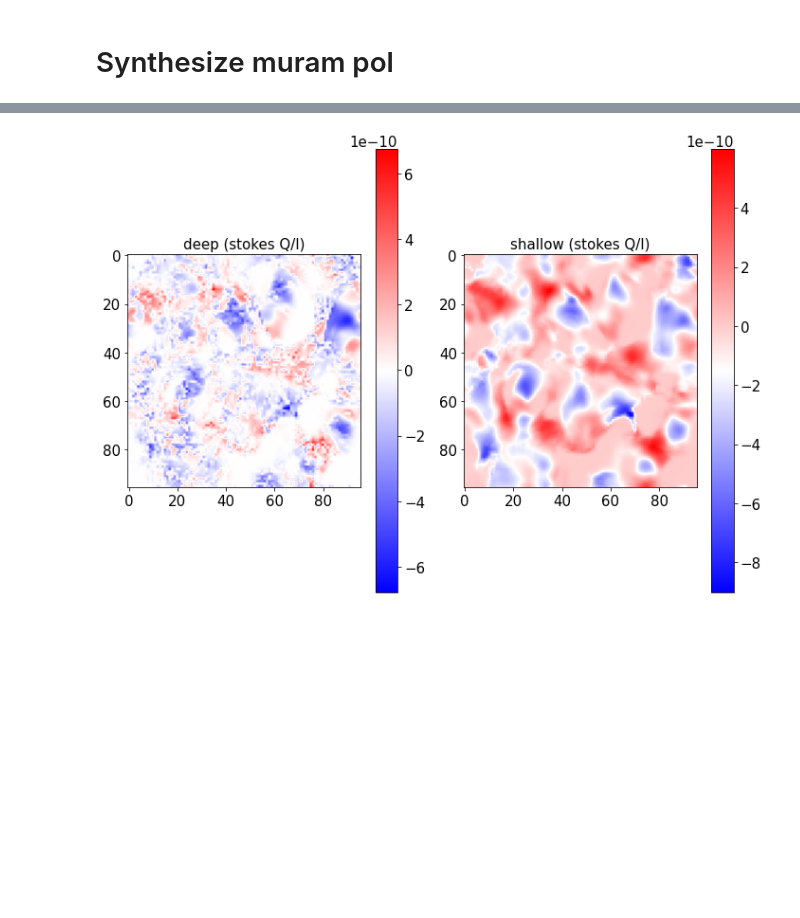
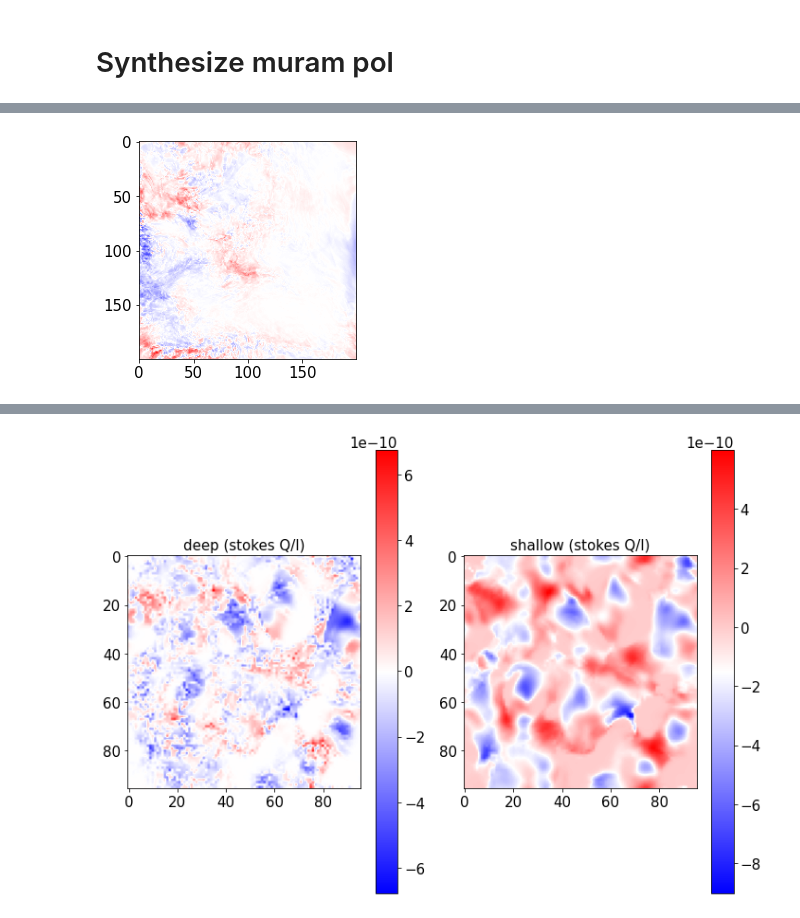
Before and after one commit to neerajkulk/reconstruct_hanle, a Jupyter notebook: scattering_pol/spol_synthesize.ipynb, the cells around one changed output, grey strips where cells are left out. Saved outputs shown, nothing was run; the diff lists cells and outputs as text; code cells hidden in the pictures; blank space fills up the shorter version.

```diff
--- a/scattering_pol/spol_synthesize.ipynb
+++ b/scattering_pol/spol_synthesize.ipynb
@@ -319,0 +369,5 @@ print(time.time() - start)
+# %%
+plt.imshow(aniso_U[lc,0]/aniso_I[lc,0],cmap='bwr')
+plt.clim(-0.01,0.01)
+# %% [output]
+[figure, added]
```
Also changed, not shown: parts of 26 cells of this notebook.
